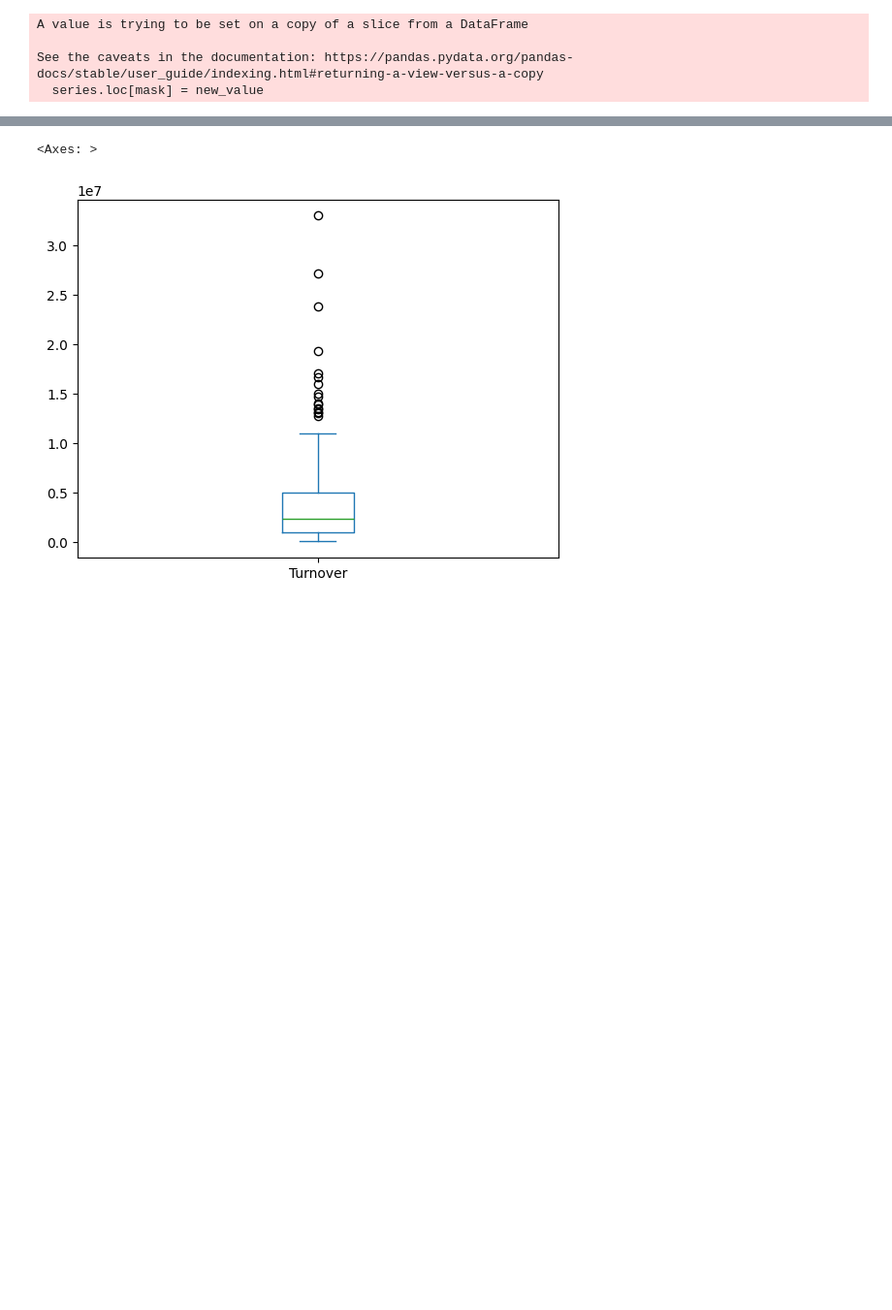
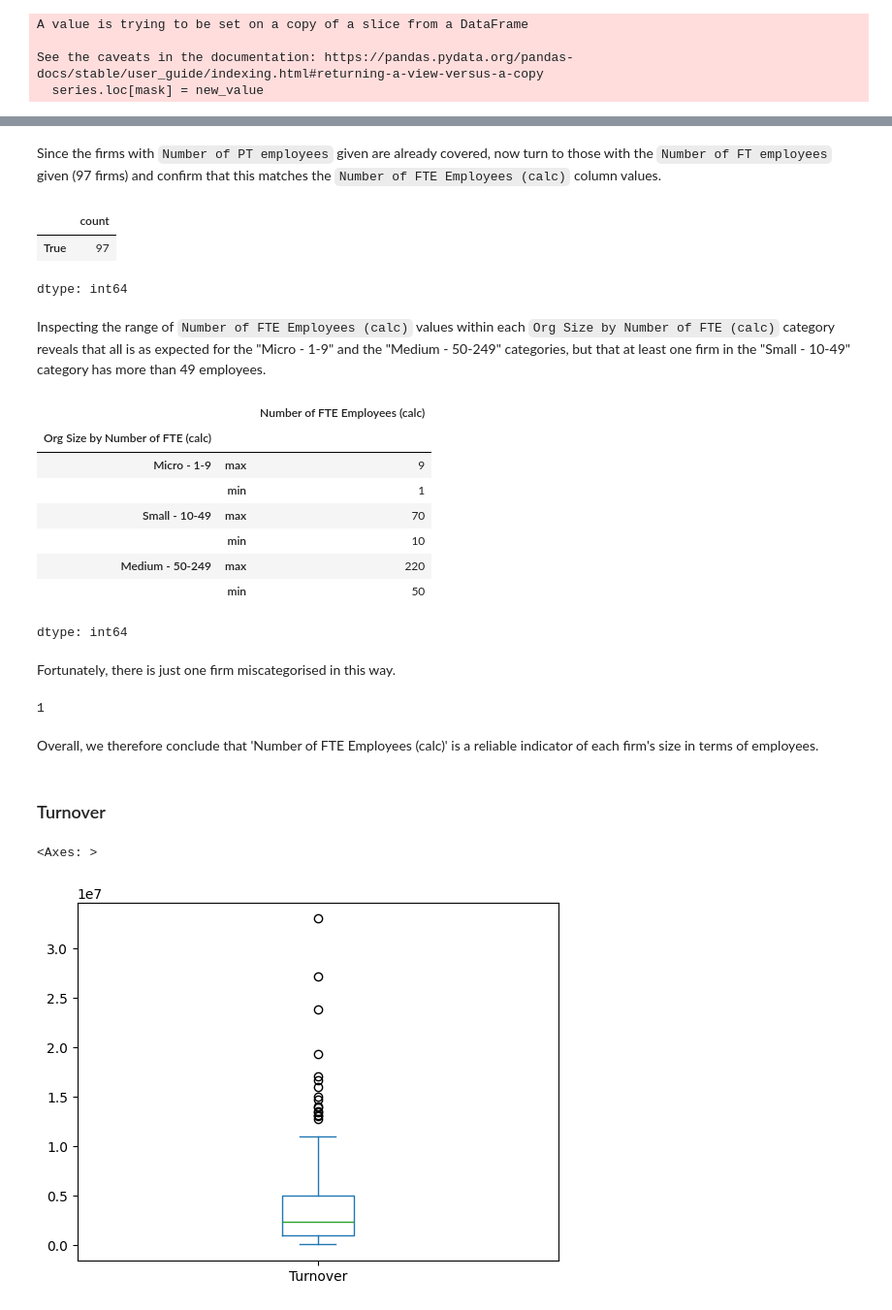
Before and after one commit to roughhawkbit/digi-inno-road-prod, a Jupyter notebook: analysis/2_Distributions_Correlations.ipynb, the cells around one changed output, grey strips where cells are left out. Shown at 97% size. Drawn from its saved outputs; the diff is of its cells as text; code cells hidden in the pictures; blank space fills up the shorter version.

```diff
--- a/analysis/2_Distributions_Correlations.ipynb
+++ b/analysis/2_Distributions_Correlations.ipynb
@@ -47,3 +145,53 @@ See the caveats in the documentation: https://pandas.pydata.org/pandas-docs/stab
+# %% [markdown]
+Since the firms with `Number of PT employees` given are already covered, now turn to those with the `Number of FT employees` given (97 firms) and confirm that this matches the `Number of FTE Employees (calc)` column values.
+# %%
+roadmaps_df[
+    mask &
+    (roadmaps_df['Number of FTE Employees (calc)'] > 0) &
+    ~roadmaps_df.apply(lambda row:
+          pd.isnull(row['Number of FT employees']),
+          axis=1
+    )
+  ].apply(lambda row:
+    row['Number of FTE Employees (calc)'] ==	row['Number of FT employees'],
+    axis=1
+  ).value_counts()
+# %% [output]
+|  | count |
+| True | 97 |
+dtype: int64
+# %% [markdown]
+Inspecting the range of `Number of FTE Employees (calc)` values within each `Org Size by Number of FTE (calc)` category reveals that all is as expected for the "Micro - 1-9" and the "Medium - 50-249" categories, but that at least one firm in the "Small - 10-49" category has more than 49 employees.
+# %%
+roadmaps_df[
+    mask &
+    (roadmaps_df['Number of FTE Employees (calc)'] > 0)
+  ].groupby('Org Size by Number of FTE (calc)', observed=True)[
+      'Number of FTE Employees (calc)'
+  ].apply(lambda grp: {'max': grp.max(), 'min': grp.min()})
+# %% [output]
+|  |  | Number of FTE Employees (calc) |
+| Org Size by Number of FTE (calc) |  |  |
+| Micro - 1-9 | max | 9 |
+|  | min | 1 |
+| Small - 10-49 | max | 70 |
+|  | min | 10 |
+| Medium - 50-249 | max | 220 |
+|  | min | 50 |
+dtype: int64
+# %% [markdown]
+Fortunately, there is just one firm miscategorised in this way.
+# %%
+len(roadmaps_df[
+    (roadmaps_df['Org Size by Number of FTE (calc)'] == 'Small - 10-49') &
+    (roadmaps_df['Number of FTE Employees (calc)'] > 49)
+  ])
+# %% [output]
+1
+# %% [markdown]
+Overall, we therefore conclude that 'Number of FTE Employees (calc)' is a reliable indicator of each firm's size in terms of employees.
+# %% [markdown]
+### Turnover
 # %%
 max(roadmaps_df[is_non_empty(roadmaps_df['Turnover'])]['Turnover'])
 x = roadmaps_df[is_non_empty(roadmaps_df['Turnover'])]['Turnover']
```
Also changed, not shown: parts of 21 cells of this notebook.
